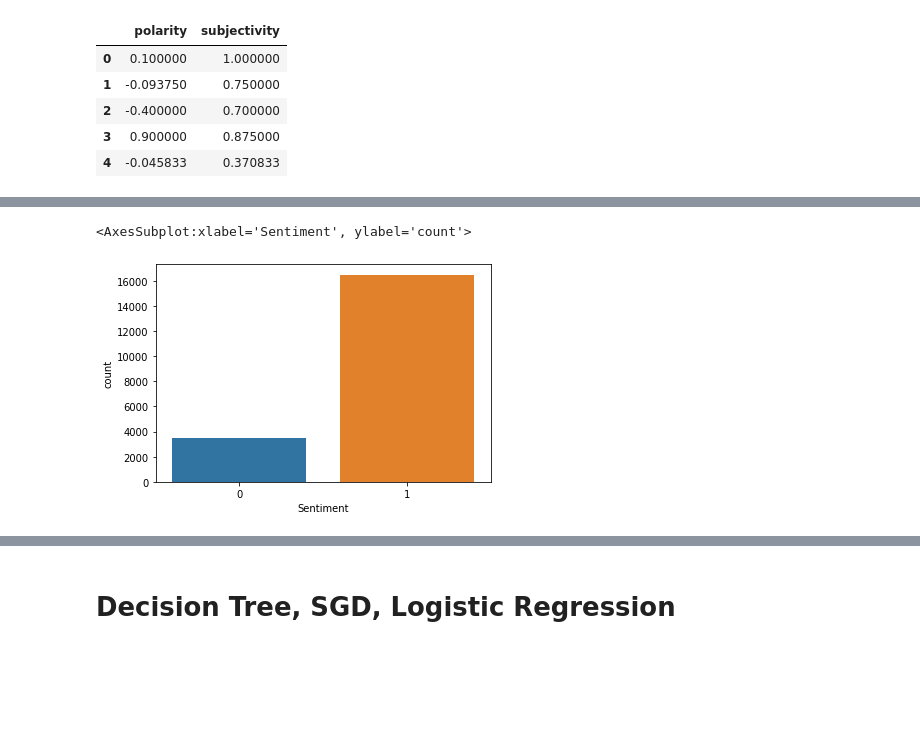
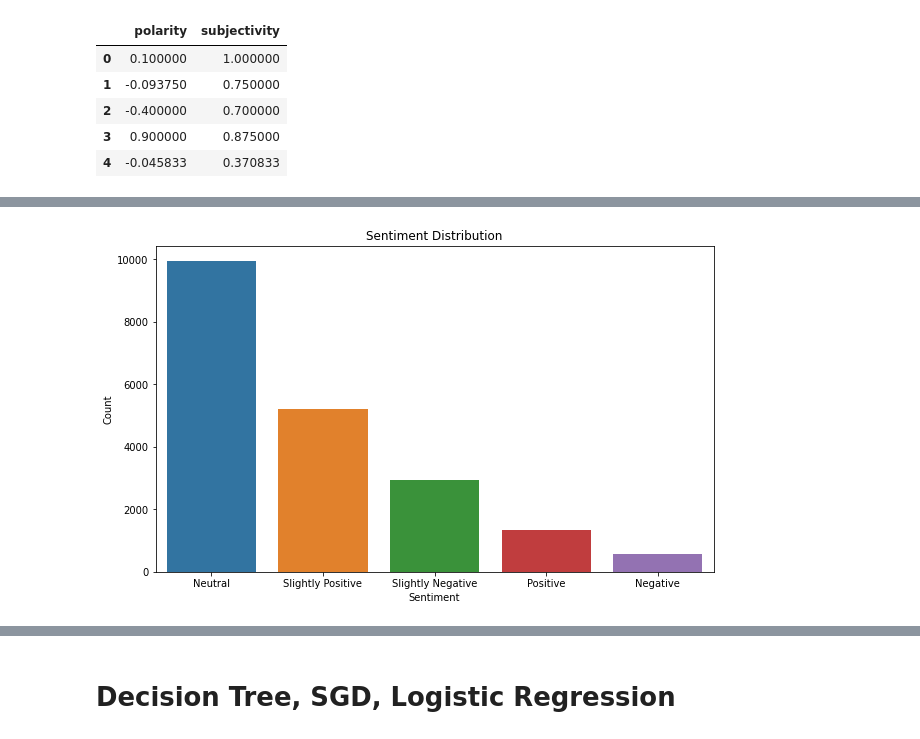
Before and after one commit to Almadam1/Tweet-Classification, a Jupyter notebook: depression-classification.ipynb, the cells around one changed output, grey strips where cells are left out. Cells and saved outputs as stored; diff of their text form; code cells hidden in the pictures; blank space fills up the shorter version.

```diff
--- a/depression-classification.ipynb
+++ b/depression-classification.ipynb
@@ -243,9 +273,13 @@ sns.distplot(df4['polarity'], bins=15, kde=False)
-# %%
-#visualize sentiment
-sns.countplot(df4['Sentiment'])
-# %% [output]
-<AxesSubplot:xlabel='Sentiment', ylabel='count'>
-[figure, removed]
+# %%
+# Visualize distribution of sentiment
+plt.figure(figsize=(10,6))
+sns.countplot(x='Sentiment', data=df4,order=df4['Sentiment'].value_counts().index)
+plt.xlabel('Sentiment')
+plt.ylabel('Count')
+plt.title('Sentiment Distribution')
+plt.show()
+# %% [output]
+[figure, added]
 # %%
 #  plot a pairplot for each pair of variable
 #  plot a pairplot for each pair of variable
```
Also changed, not shown: parts of 15 cells of this notebook.
